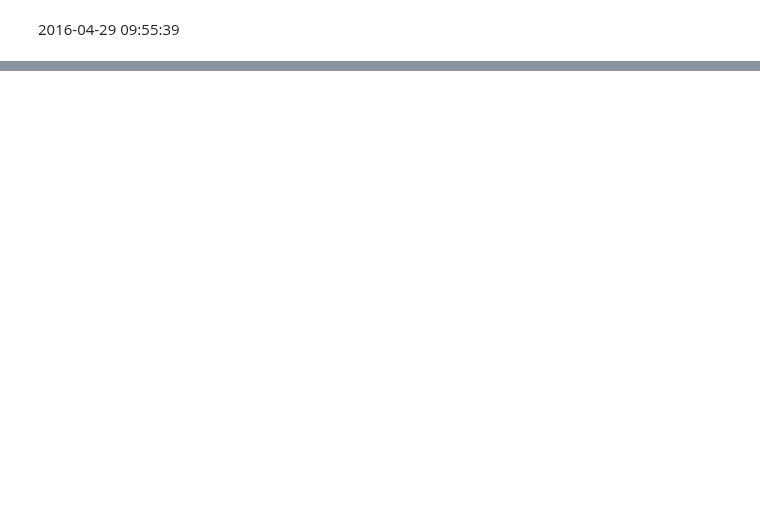
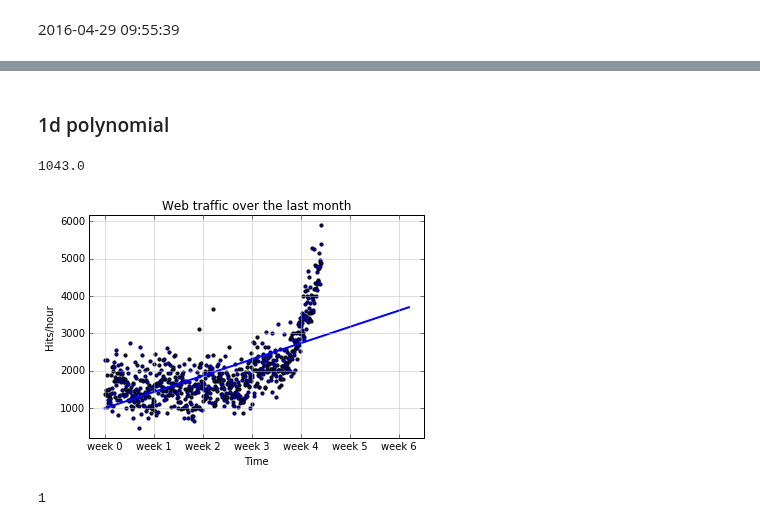
Before and after one commit to john-von-seneca/ml-and-what-not, a Jupyter notebook: courses-books-papers/building-ml-systems-with-python/chapter-1.ipynb, the cells around one changed output, grey strips where cells are left out. Saved outputs shown, nothing was run; the diff lists cells and outputs as text; code cells hidden in the pictures; blank space fills up the shorter version.

```diff
--- a/courses-books-papers/building-ml-systems-with-python/chapter-1.ipynb
+++ b/courses-books-papers/building-ml-systems-with-python/chapter-1.ipynb
@@ -430,0 +473,29 @@ improvements.
+# %%
+def error(f1, x, y):
+    return sp.sum((f1(x)-y)**2)
+
+def fit_polynomial(x, y, degree=1, debug=False):
+    fp, residuals, rank, sv, rcond = sp.polyfit(x, y, degree, full=True)
+    if debug:
+        print('Model parameters: ', fp, 'Residuals: ', residuals)
+    fp = sp.poly1d(fp)
+    return fp
+
+def plot_polynomial(fp, x_last=None):
+    x_last = x_last or x[-1]
+    print(x_last)
+    fx = sp.linspace(0, x_last, 1000)
+    plt.plot(fx, fp(fx), linewidth=2, label='d=%i' % fp.order)
+# %% [markdown]
+### 1d polynomial
+# %%
+plot_web_traffic(x, y)
+plot_polynomial(fit_polynomial(x, y, 1), x[-1]+300)
+plt.show()
+# %% [output]
+1043.0
+[figure, added]
+# %%
+print((True and 1) or 55)
+# %% [output]
+1
```
Also changed, not shown: parts of 19 cells of this notebook, 1 other file.
